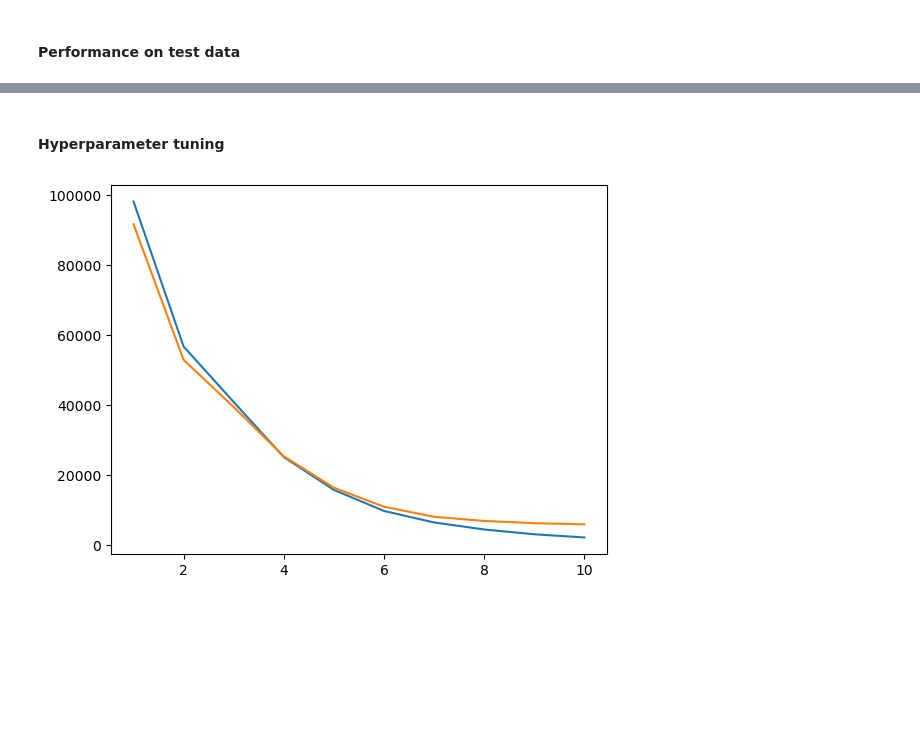
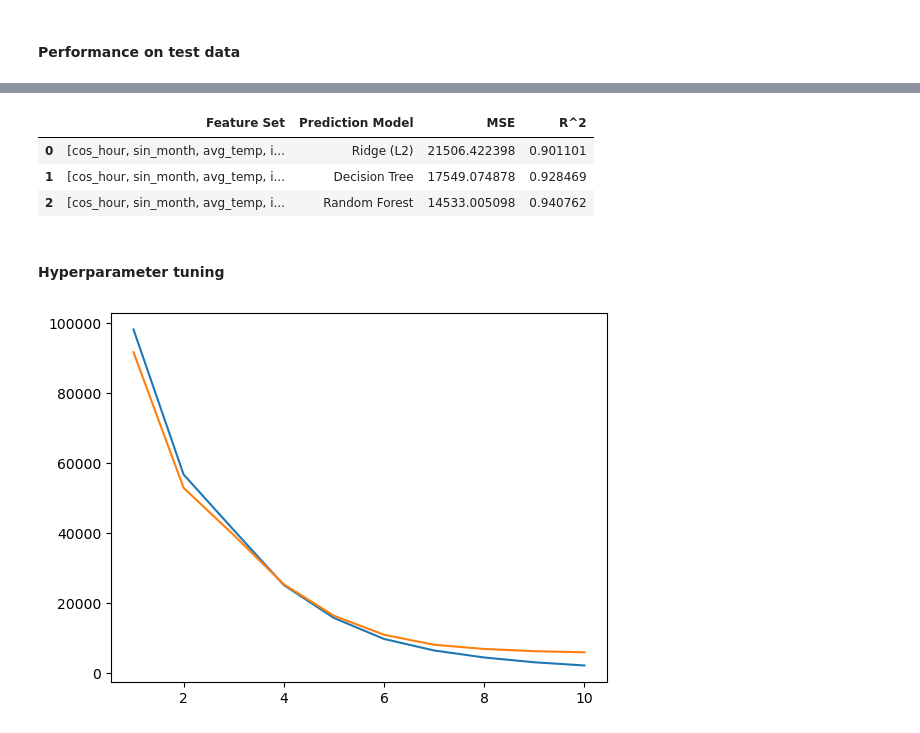
Before and after one commit to diego411/AA_Team_10, a Jupyter notebook: notebook/FeatureEngineering.ipynb, the cells around one changed output, grey strips where cells are left out. Saved outputs shown, nothing was run; the diff lists cells and outputs as text; code cells hidden in the pictures; blank space fills up the shorter version.

```diff
--- a/notebook/FeatureEngineering.ipynb
+++ b/notebook/FeatureEngineering.ipynb
@@ -555,0 +561,4 @@ The R^2 Score at this Lambda is:  0.9011013998086682
+# %%
+perf_arr = [features, 'Ridge (L2)', df_error_r2_score['MSE'].min(), row.iloc[0]['R^2 Score']]
+df_performance.loc[len(df_performance)] = perf_arr
+df_performance.head(1)
@@ -757,3 +776,12 @@ R squared:  0.9736475251764273
+# %%
+perf_arr = [features, 'Random Forest', mse , r2]
+df_performance.loc[len(df_performance)] = perf_arr
+df_performance.head(len(df_performance))
+# %% [output]
+|  | Feature Set | Prediction Model | MSE | R^2 |
+| 0 | [cos_hour, sin_month, avg_temp, i... | Ridge (L2) | 21506.422398 | 0.901101 |
+| 1 | [cos_hour, sin_month, avg_temp, i... | Decision Tree | 17549.074878 | 0.928469 |
+| 2 | [cos_hour, sin_month, avg_temp, i... | Random Forest | 14533.005098 | 0.940762 |
 # %% [markdown]
 #### Hyperparameter tuning
 # %%
```
Also changed, not shown: parts of 79 cells of this notebook.
